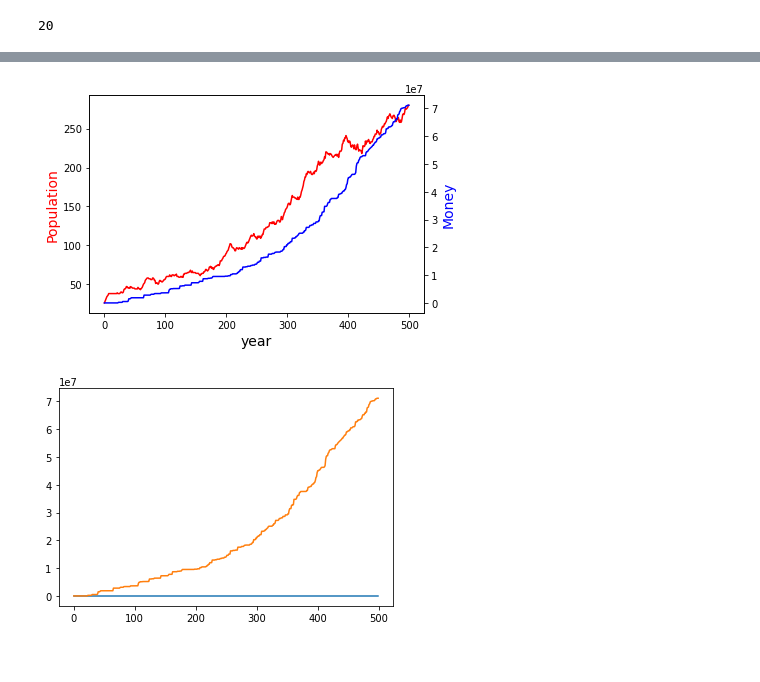
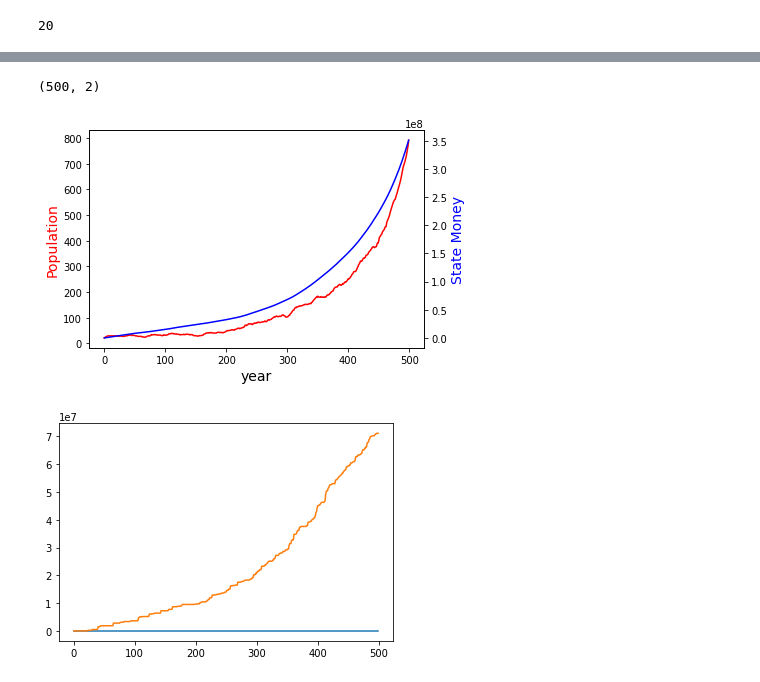
Before and after one commit to tiagovportela/WorldWealth, a Jupyter notebook: WorldWealth/notebook.ipynb, the cells around one changed output, grey strips where cells are left out. Saved outputs shown, nothing was run; the diff lists cells and outputs as text; code cells hidden in the pictures.

```diff
--- a/WorldWealth/notebook.ipynb
+++ b/WorldWealth/notebook.ipynb
@@ -48,5 +53,5 @@ pd.Series(cause_of_death).value_counts().index[0]
 # %%
-data = pd.read_csv('population.csv', names= "id,age,money,children,Year".split(','))
+data = pd.read_csv('people.csv', names= "id,age,money,children,Year".split(','))
 data.head()
 # %% [output]
 |  | id | age | money | children | Year |
@@ -83,20 +78,28 @@ Name: money, Length: 500, dtype: float64
+# %%
+state.shape
+# %% [output]
+(500, 2)
+# %%
+years = state.Year
+money = state.money
+pop = data.groupby('Year').count().age
 # %%
 # create figure and axis objects with subplots()
 fig,ax = plt.subplots()
 # make a plot
-ax.plot(years, pop, color="red")
+ax.plot(years[:], pop, color="red")
 # set x-axis label
 ax.set_xlabel("year",fontsize=14)
 # set y-axis label
 ax.set_ylabel("Population",color="red",fontsize=14)
 
 ax2=ax.twinx()
 # make a plot with different y-axis using second axis object
 ax2.plot(years, money,color="blue")
-ax2.set_ylabel("Money",color="blue",fontsize=14)
+ax2.set_ylabel("State Money",color="blue",fontsize=14)
 plt.show()
 # %% [output]
-[figure, old version]
+[figure, new version]
 # %%
 pop = data.groupby('Year').count().age#.plot()
 money = state.money
```
Also changed, not shown: parts of 8 cells of this notebook, 6 other files.
